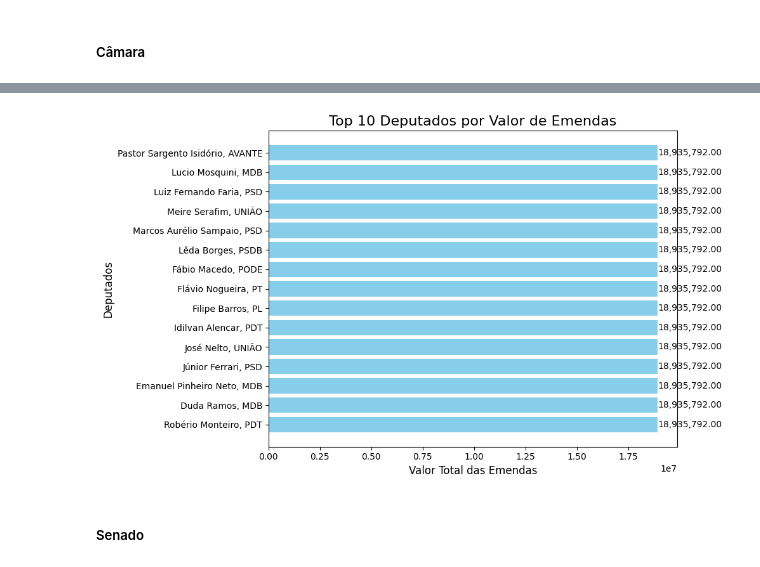
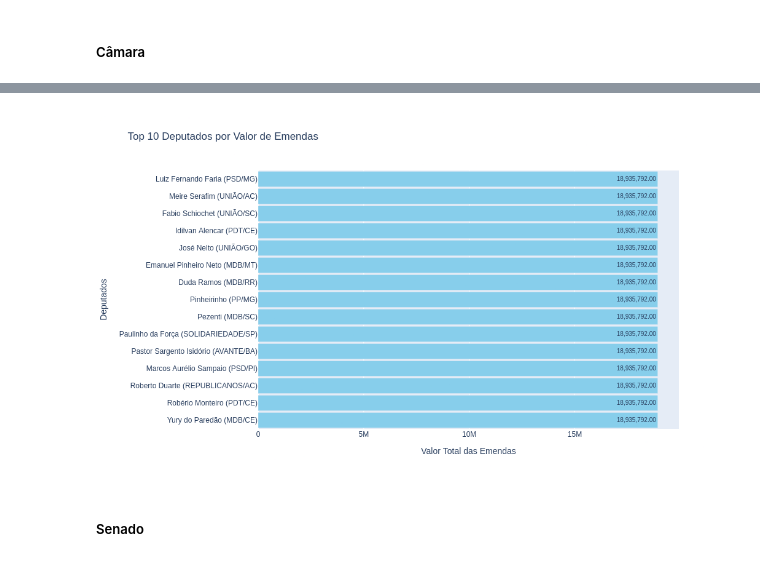
Before and after one commit to gestaogovbr/america-aberta-2024-oficina-transferegov, a Jupyter notebook: jupyterlite/notebooks/emendas/2 Cruzamento e análise.ipynb, the cells around one changed output, grey strips where cells are left out. Saved outputs shown, nothing was run; the diff lists cells and outputs as text; code cells hidden in the pictures.

```diff
--- a/jupyterlite/notebooks/emendas/2 Cruzamento e análise.ipynb
+++ b/jupyterlite/notebooks/emendas/2 Cruzamento e análise.ipynb
@@ -166,4 +170,4 @@ df_emendas["valor_emenda"] = (
     + df_emendas["valor_investimento_plano_acao"]
 )
 # %%
-colunas_agregacao = ['nome','partido']
+colunas_agregacao = ["nome", "partido", "uf"]
@@ -199,30 +219,45 @@ Pastor Sargento Isidório  AVANTE     18935792.0
 Name: valor_emenda, dtype: float64
 # %%
 # Criando o gráfico de barras horizontais
-plt.figure(figsize=(10, 6))
-# Convert the MultiIndex to a list of strings
-y_labels = [', '.join(map(str, item)) for item in df_emendas_deputados.index]
-plt.barh(y_labels,
-         df_emendas_deputados.values,
-         color='skyblue')
+fig = go.Figure(go.Bar(
+    x=df_emendas_deputados.values,
+    y=df_emendas_deputados.index.map(lambda x: f"{x[0]} ({x[1]}/{x[2]})"),
+    orientation='h',
+    marker_color='skyblue'
+))
 
 # Adicionando título e rótulos aos eixos
-plt.title('Top 10 Deputados por Valor de Emendas', fontsize=16)
-plt.xlabel('Valor Total das Emendas', fontsize=12)
-plt.ylabel('Deputados', fontsize=12)
+fig.update_layout(
+    title='Top 10 Deputados por Valor de Emendas',
+    xaxis_title='Valor Total das Emendas',
+    yaxis_title='Deputados',
+    font_size=12
+)
 
-# Exibindo os valores nas barras
-# Note: Using len(y_labels) ensures we iterate through the correct number of bars
-for index, value in enumerate(df_emendas_deputados.values):
-    plt.text(value, index, f'{value:,.2f}', va='center', fontsize=10)
+# Adicionando os valores nas barras
+for i, value in enumerate(df_emendas_deputados.values):
+    fig.add_annotation(
+        x=value,
+        y=i,
+        text=f'{value:,.2f}',
+        textangle=0,
+        font_size=10,
+        showarrow=False,
+        align='left',
+        xanchor='right'
+    )
 
 # Ajustando o layout
-plt.tight_layout()
+fig.update_layout(
+    height=600,
+    width=800,
+    bargap=0.1
+)
 
 # Exibindo o gráfico
-plt.show()
+fig.show()
 # %% [output]
-[figure, old version]
+[figure, new version]
 # %% [markdown]
 ##### Senado
 # %%
```
Also changed, not shown: parts of 11 cells of this notebook, 1 other file.
